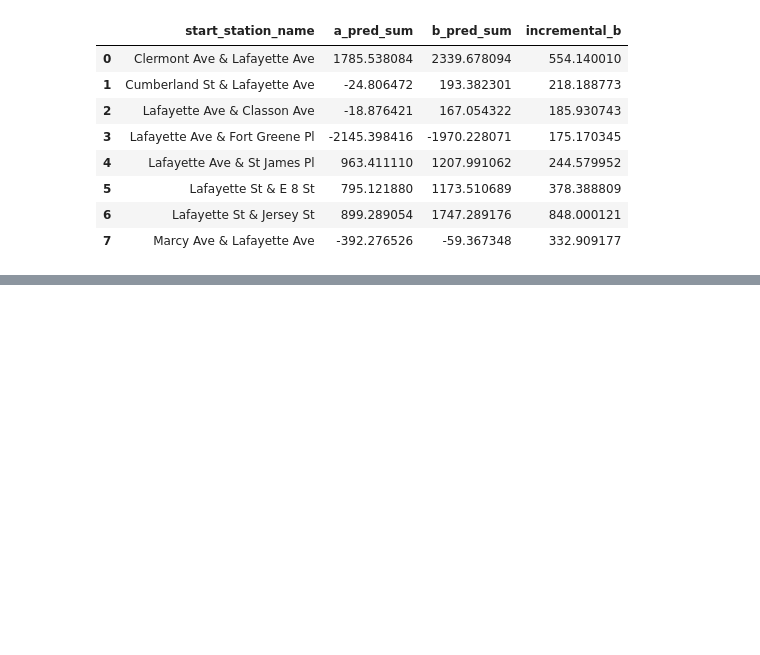
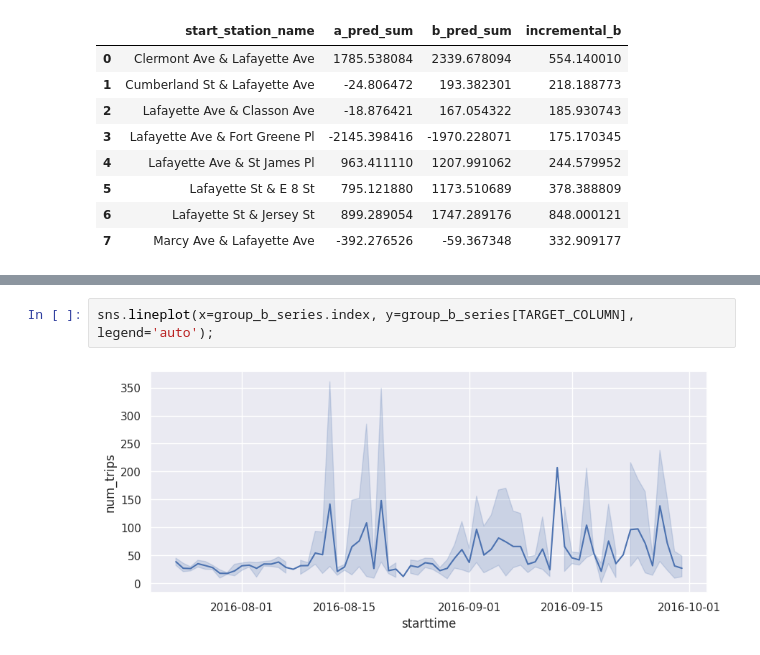
Before and after one commit to tottenjordan/vertex-forecas-repo, a Jupyter notebook: 03-bqml-sdk-examples/causal-impact/01c-calculate-causal-lift.ipynb, the cells around one changed output, grey strips where cells are left out. Drawn from its saved outputs; the diff is of its cells as text; blank space fills up the shorter version.

```diff
--- a/03-bqml-sdk-examples/causal-impact/01c-calculate-causal-lift.ipynb
+++ b/03-bqml-sdk-examples/causal-impact/01c-calculate-causal-lift.ipynb
@@ -291,0 +305,4 @@ print(f'The raw difference between the pre and the post treatment is {post_daily
+# %%
+sns.lineplot(x=group_b_series.index, y=group_b_series[TARGET_COLUMN], legend='auto');
+# %% [output]
+[figure, added]
```
Also changed, not shown: parts of 24 cells of this notebook, 2 other files.
